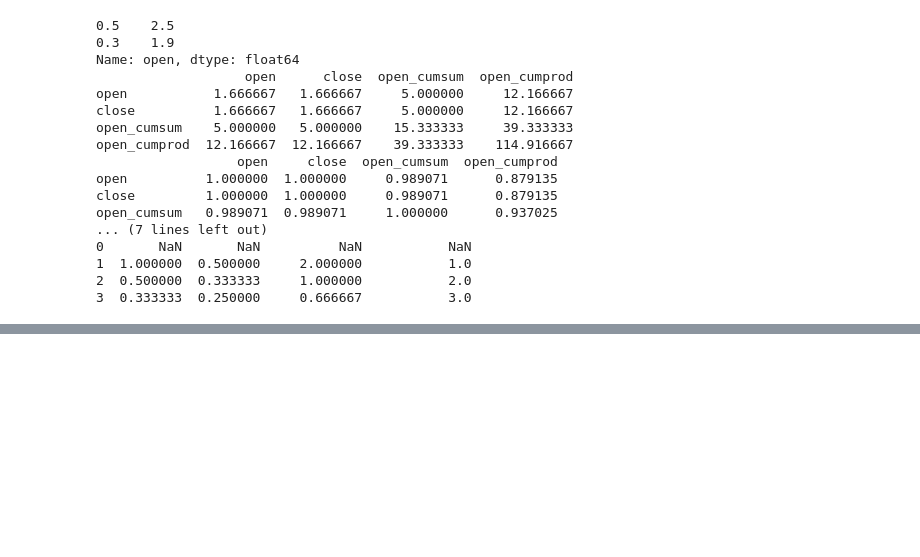
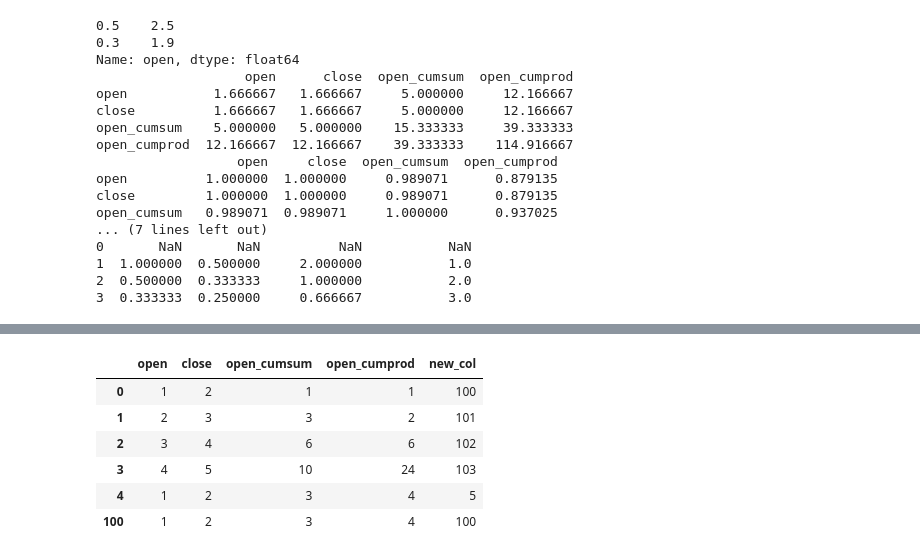
Before and after one commit to tailei124500/data_project_course, a Jupyter notebook: Untitled-1.ipynb, the cells around one changed output, grey strips where cells are left out. Cells and saved outputs as stored; diff of their text form; code cells hidden in the pictures; blank space fills up the shorter version.

```diff
--- a/Untitled-1.ipynb
+++ b/Untitled-1.ipynb
@@ -221,0 +342,4 @@ print(df.loc[2, "open_cumsum"])
+# %%
+df['new_col'] = [100, 101, 102, 103]
+df['new_col2'] = df['open']
+df
@@ -221,0 +352,5 @@ print(df.loc[2, "open_cumsum"])
+# %%
+# df.drop(columns=['new_col2']) # 把刪掉欄位的結果回傳
+# df.drop(columns=['new_col2'], inplace=True)  # 直接在原本的df刪掉欄位
+df = df.drop(columns='new_col2')  # 把刪掉欄位的結果回傳並覆蓋原本的df
+df
@@ -221,0 +363,12 @@ print(df.loc[2, "open_cumsum"])
+# %%
+df.loc[4] = [1, 2, 3, 4, 5]
+df.loc[100] = [1, 2, 3, 4, 100]
+df
+# %% [output]
+|  | open | close | open_cumsum | open_cumprod | new_col |
+| 0 | 1 | 2 | 1 | 1 | 100 |
+| 1 | 2 | 3 | 3 | 2 | 101 |
+| 2 | 3 | 4 | 6 | 6 | 102 |
+| 3 | 4 | 5 | 10 | 24 | 103 |
+| 4 | 1 | 2 | 3 | 4 | 5 |
+| 100 | 1 | 2 | 3 | 4 | 100 |
```
Also changed, not shown: parts of 14 cells of this notebook, 1 other file.
